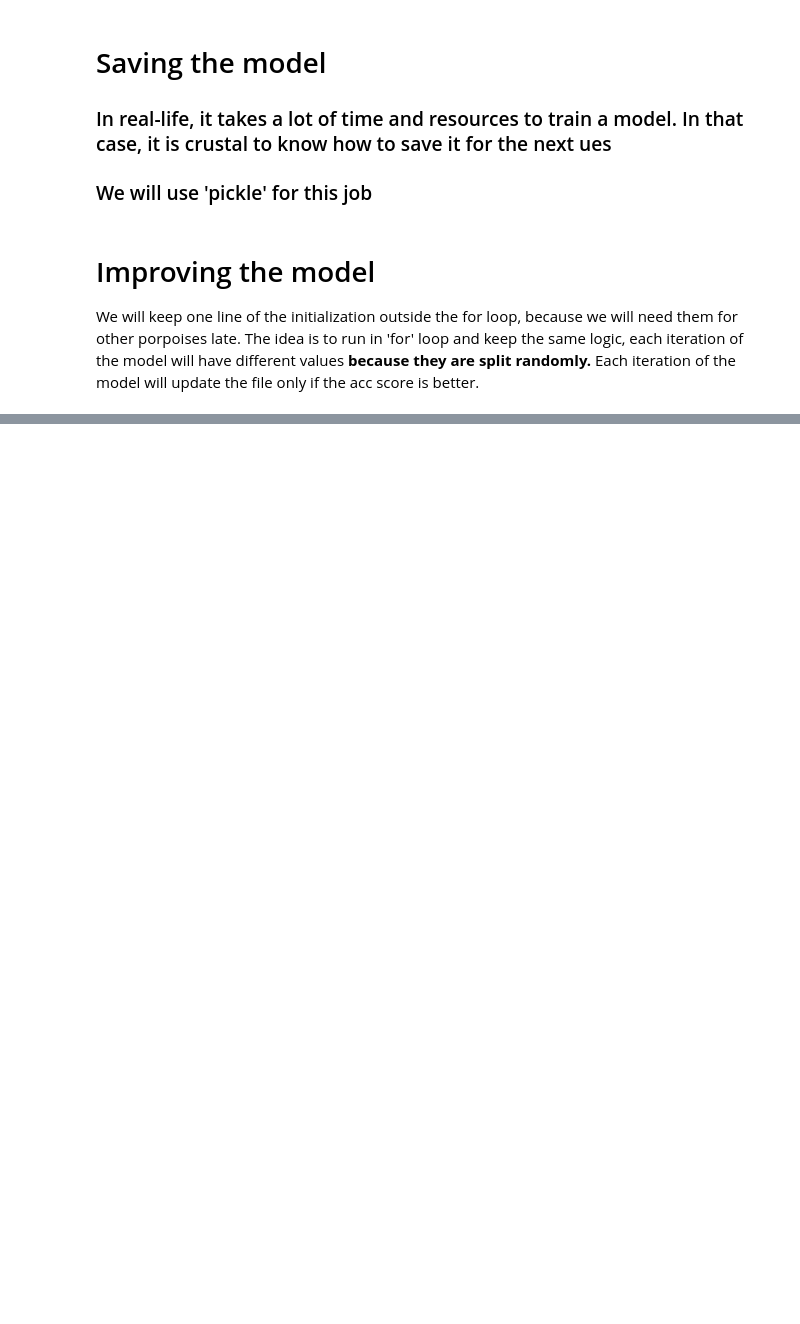
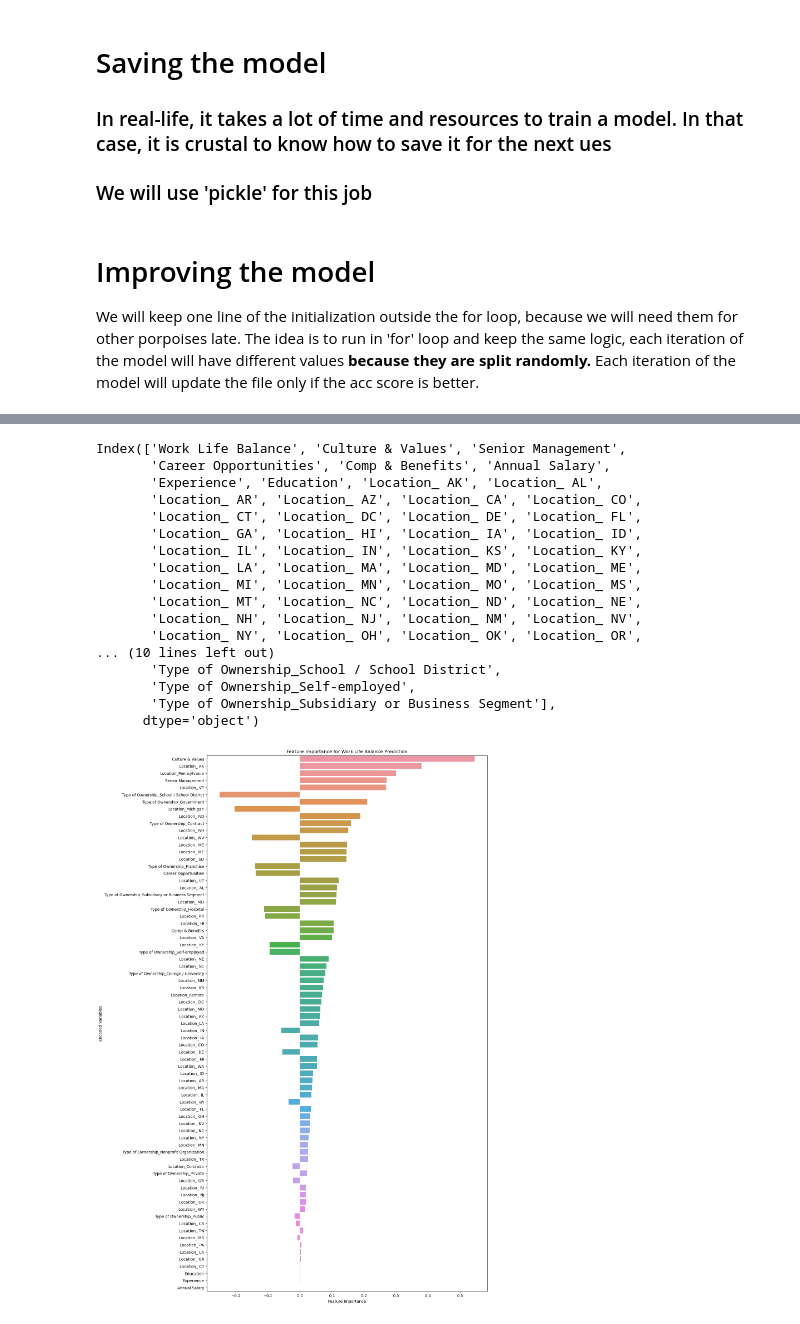
Before and after one commit to avichai504/Salary_Prediction_Project, a Jupyter notebook: machine learning/ML2.ipynb, the cells around one changed output, grey strips where cells are left out. Drawn from its saved outputs; the diff is of its cells as text; code cells hidden in the pictures; blank space fills up the shorter version.

```diff
--- a/machine learning/ML2.ipynb
+++ b/machine learning/ML2.ipynb
@@ -169,0 +100,6 @@ Text(0, 0.5, 'Annual Salary')
+# %%
+data = pd.read_csv('C:/Users/avich\DataspellProjects\My_Project\DataBase_noEncoding_var1.csv')
+# %%
+data = data[['Work Life Balance','Culture & Values', 'Senior Management', 'Career Opportunities', 'Comp & Benefits', 'Annual Salary', 'Experience', 'Education', 'Location', 'Type of Ownership']].copy()
+data = dc.one_hot_encoding(data, ['Location', 'Type of Ownership'])
+data.shape
@@ -169,0 +108,12 @@ Text(0, 0.5, 'Annual Salary')
+# %%
+predict = 'Work Life Balance'
+X = np.array(data.drop([predict], axis=1))
+y = np.array(data[predict])
+x_train, x_test, y_train, y_test = sklearn.model_selection.train_test_split(X, y, test_size=0.1)
+linear = linear_model.LinearRegression()
+linear.fit(x_train, y_train)
+
+acc = linear.score(x_test, y_test)
+print(f"acc = {acc}")
+print(f"Coefficient: {linear.coef_}\n"
+      f"Intercept: {linear.intercept_}")
@@ -169,0 +203,50 @@ Text(0, 0.5, 'Annual Salary')
+# %%
+from sklearn.linear_model import LinearRegression
+df = data.copy()
+
+# Selecting only the numeric columns
+df = df.select_dtypes(include=['number']).copy()
+print(df.columns)
+
+
+# Separate the features and target variable
+X = df.drop(predict, axis=1)
+y = df[predict]
+
+# Train the linear regression model
+model = LinearRegression()
+model.fit(X, y)
+
+# Get the feature importances
+importances = model.coef_
+
+# Sort the importances in descending order
+sorted_importances = np.abs(importances).argsort()[::-1]
+
+
+# Visualize the top feature importances
+plt.figure(figsize=(13, 25))
+sns.barplot(x=importances[sorted_importances], y=X.columns[sorted_importances])
+plt.xlabel('Feature Importance')
+plt.ylabel('Encoded Variables')
+plt.title(f"Feature Importance for {predict} Prediction")
+plt.show()
+# %% [output]
+Index(['Work Life Balance', 'Culture & Values', 'Senior Management',
+       'Career Opportunities', 'Comp & Benefits', 'Annual Salary',
+       'Experience', 'Education', 'Location_ AK', 'Location_ AL',
+       'Location_ AR', 'Location_ AZ', 'Location_ CA', 'Location_ CO',
+       'Location_ CT', 'Location_ DC', 'Location_ DE', 'Location_ FL',
+       'Location_ GA', 'Location_ HI', 'Location_ IA', 'Location_ ID',
+       'Location_ IL', 'Location_ IN', 'Location_ KS', 'Location_ KY',
+       'Location_ LA', 'Location_ MA', 'Location_ MD', 'Location_ ME',
+       'Location_ MI', 'Location_ MN', 'Location_ MO', 'Location_ MS',
+       'Location_ MT', 'Location_ NC', 'Location_ ND', 'Location_ NE',
+       'Location_ NH', 'Location_ NJ', 'Location_ NM', 'Location_ NV',
+       'Location_ NY', 'Location_ OH', 'Location_ OK', 'Location_ OR',
+... (10 lines left out)
+       'Type of Ownership_School / School District',
+       'Type of Ownership_Self-employed',
+       'Type of Ownership_Subsidiary or Business Segment'],
+      dtype='object')
+[figure, added]
```
Also changed, not shown: parts of 24 cells of this notebook, 5 other files.
